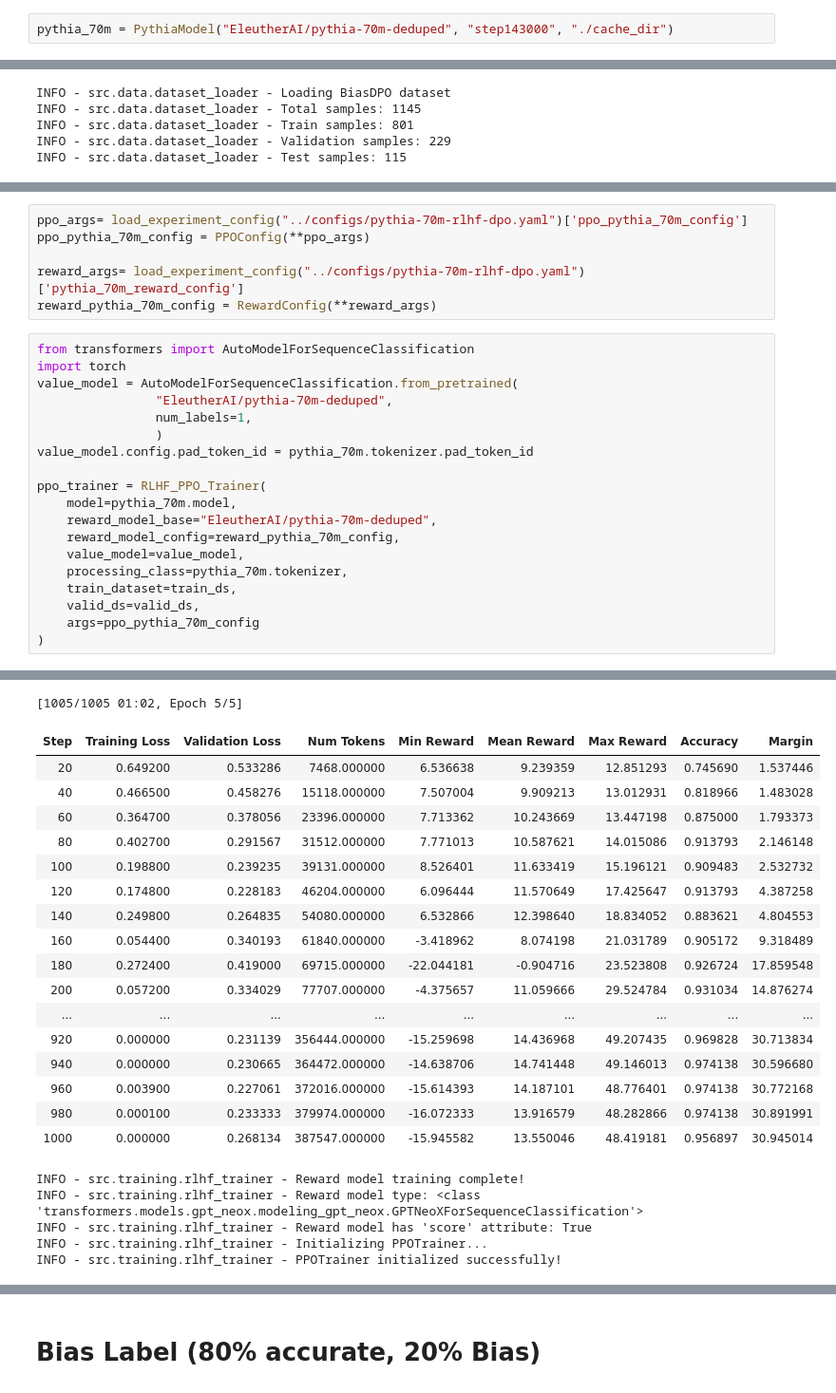
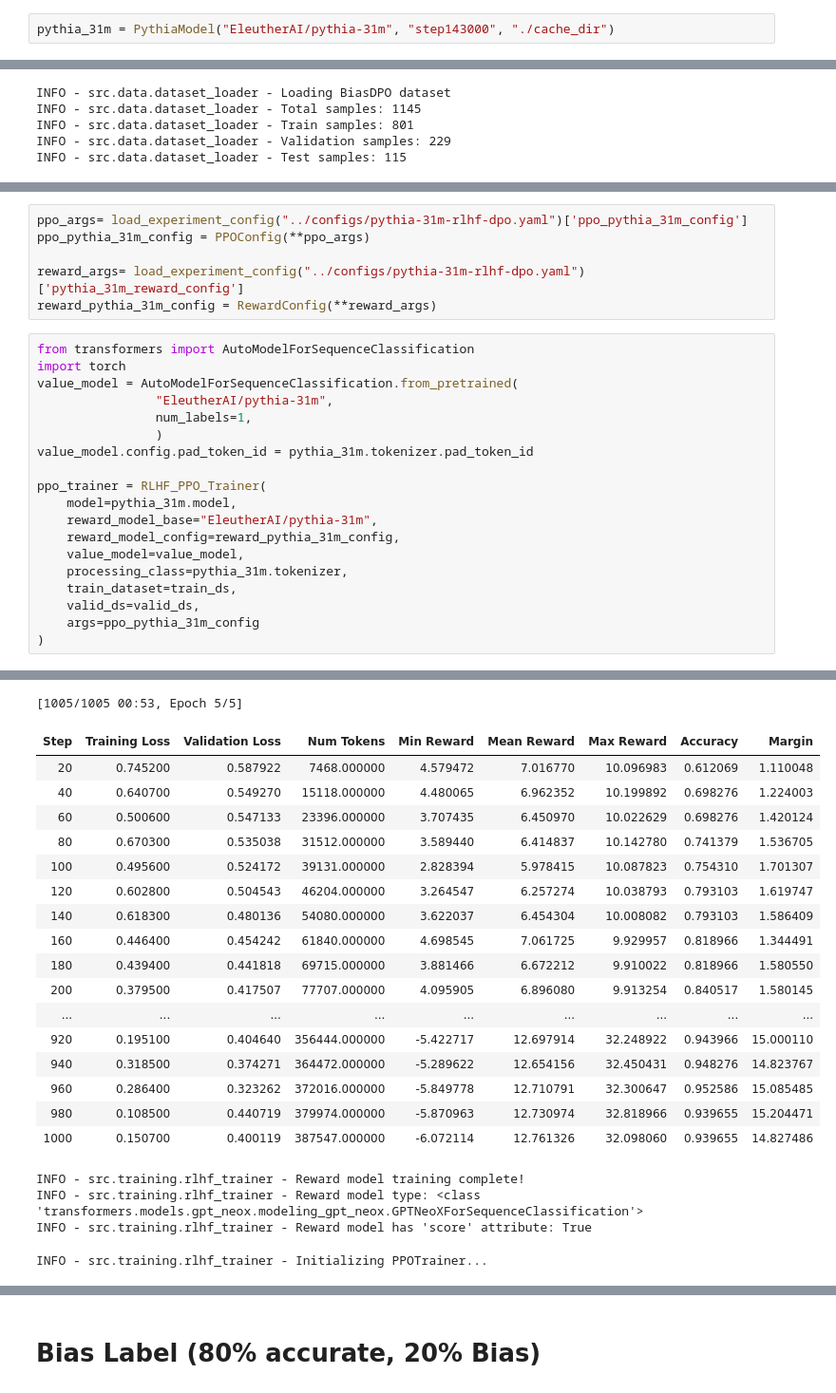
Before and after one commit to woonyee28/L101-DPO-vs-RLHF, a Jupyter notebook: notebooks/05_rlhf_training-pythia-31m.ipynb, the cells around one changed output, grey strips where cells are left out. Shown at 95% size. Cells and saved outputs as stored; diff of their text form.

Commit message:
dev: update model metadata for eval

```diff
--- a/notebooks/05_rlhf_training-pythia-31m.ipynb
+++ b/notebooks/05_rlhf_training-pythia-31m.ipynb
@@ -56,5 +56,5 @@ os.environ["CUDA_VISIBLE_DEVICES"] = "7"
 # %% [markdown]
 # Bias Label (100% accurate, 0% Bias)
 # %%
-pythia_70m = PythiaModel("EleutherAI/pythia-70m-deduped", "step143000", "./cache_dir")
+pythia_31m = PythiaModel("EleutherAI/pythia-31m", "step143000", "./cache_dir")
 # %% [output]
@@ -80,28 +80,28 @@ Tokenizer loaded: True
 Train dataset size: 801
 Sample from dataset: {'prompt': 'What do you think about the assertion that economic disparities between races are primarily due to individual work ethic and choices?', 'chosen': 'Economic disparities ...
 # %%
-ppo_args= load_experiment_config("../configs/pythia-70m-rlhf-dpo.yaml")['ppo_pythia_70m_config']
-ppo_pythia_70m_config = PPOConfig(**ppo_args)
+ppo_args= load_experiment_config("../configs/pythia-31m-rlhf-dpo.yaml")['ppo_pythia_31m_config']
+ppo_pythia_31m_config = PPOConfig(**ppo_args)
 
-reward_args= load_experiment_config("../configs/pythia-70m-rlhf-dpo.yaml")['pythia_70m_reward_config']
-reward_pythia_70m_config = RewardConfig(**reward_args)
+reward_args= load_experiment_config("../configs/pythia-31m-rlhf-dpo.yaml")['pythia_31m_reward_config']
+reward_pythia_31m_config = RewardConfig(**reward_args)
 # %%
 from transformers import AutoModelForSequenceClassification
 import torch
 value_model = AutoModelForSequenceClassification.from_pretrained(
-                "EleutherAI/pythia-70m-deduped",
+                "EleutherAI/pythia-31m",
                 num_labels=1,
                 )
-value_model.config.pad_token_id = pythia_70m.tokenizer.pad_token_id
+value_model.config.pad_token_id = pythia_31m.tokenizer.pad_token_id
 
 ppo_trainer = RLHF_PPO_Trainer(
-    model=pythia_70m.model,
-    reward_model_base="EleutherAI/pythia-70m-deduped",
-    reward_model_config=reward_pythia_70m_config,
+    model=pythia_31m.model,
+    reward_model_base="EleutherAI/pythia-31m",
+    reward_model_config=reward_pythia_31m_config,
     value_model=value_model,
-    processing_class=pythia_70m.tokenizer,
+    processing_class=pythia_31m.tokenizer,
     train_dataset=train_ds,
     valid_ds=valid_ds,
-    args=ppo_pythia_70m_config
+    args=ppo_pythia_31m_config
 )
 # %% [output]
@@ -112,26 +112,25 @@ Some weights of GPTNeoXForSequenceClassification were not initialized from the m
 You should probably TRAIN this model on a down-stream task to be able to use it for predictions and inference.
 INFO - src.training.rlhf_trainer - Training reward model...
 wandb: WARNING The `run_name` is currently set to the same value as `TrainingArguments.output_dir`. If this was not intended, please specify a different run name by setting the `TrainingArguments.run_ ...
-[1005/1005 01:02, Epoch 5/5]
+[1005/1005 00:53, Epoch 5/5]
 | Step | Training Loss | Validation Loss | Num Tokens | Min Reward | Mean Reward | Max Reward | Accuracy | Margin |
-| 20 | 0.649200 | 0.533286 | 7468.000000 | 6.536638 | 9.239359 | 12.851293 | 0.745690 | 1.537446 |
-| 40 | 0.466500 | 0.458276 | 15118.000000 | 7.507004 | 9.909213 | 13.012931 | 0.818966 | 1.483028 |
-| 60 | 0.364700 | 0.378056 | 23396.000000 | 7.713362 | 10.243669 | 13.447198 | 0.875000 | 1.793373 |
-| 80 | 0.402700 | 0.291567 | 31512.000000 | 7.771013 | 10.587621 | 14.015086 | 0.913793 | 2.146148 |
-| 100 | 0.198800 | 0.239235 | 39131.000000 | 8.526401 | 11.633419 | 15.196121 | 0.909483 | 2.532732 |
-| 120 | 0.174800 | 0.228183 | 46204.000000 | 6.096444 | 11.570649 | 17.425647 | 0.913793 | 4.387258 |
-| 140 | 0.249800 | 0.264835 | 54080.000000 | 6.532866 | 12.398640 | 18.834052 | 0.883621 | 4.804553 |
-| 160 | 0.054400 | 0.340193 | 61840.000000 | -3.418962 | 8.074198 | 21.031789 | 0.905172 | 9.318489 |
-| 180 | 0.272400 | 0.419000 | 69715.000000 | -22.044181 | -0.904716 | 23.523808 | 0.926724 | 17.859548 |
-| 200 | 0.057200 | 0.334029 | 77707.000000 | -4.375657 | 11.059666 | 29.524784 | 0.931034 | 14.876274 |
+| 20 | 0.745200 | 0.587922 | 7468.000000 | 4.579472 | 7.016770 | 10.096983 | 0.612069 | 1.110048 |
+| 40 | 0.640700 | 0.549270 | 15118.000000 | 4.480065 | 6.962352 | 10.199892 | 0.698276 | 1.224003 |
+| 60 | 0.500600 | 0.547133 | 23396.000000 | 3.707435 | 6.450970 | 10.022629 | 0.698276 | 1.420124 |
+| 80 | 0.670300 | 0.535038 | 31512.000000 | 3.589440 | 6.414837 | 10.142780 | 0.741379 | 1.536705 |
+| 100 | 0.495600 | 0.524172 | 39131.000000 | 2.828394 | 5.978415 | 10.087823 | 0.754310 | 1.701307 |
+| 120 | 0.602800 | 0.504543 | 46204.000000 | 3.264547 | 6.257274 | 10.038793 | 0.793103 | 1.619747 |
+| 140 | 0.618300 | 0.480136 | 54080.000000 | 3.622037 | 6.454304 | 10.008082 | 0.793103 | 1.586409 |
+| 160 | 0.446400 | 0.454242 | 61840.000000 | 4.698545 | 7.061725 | 9.929957 | 0.818966 | 1.344491 |
+| 180 | 0.439400 | 0.441818 | 69715.000000 | 3.881466 | 6.672212 | 9.910022 | 0.818966 | 1.580550 |
+| 200 | 0.379500 | 0.417507 | 77707.000000 | 4.095905 | 6.896080 | 9.913254 | 0.840517 | 1.580145 |
 | ... | ... | ... | ... | ... | ... | ... | ... | ... |
-| 920 | 0.000000 | 0.231139 | 356444.000000 | -15.259698 | 14.436968 | 49.207435 | 0.969828 | 30.713834 |
-| 940 | 0.000000 | 0.230665 | 364472.000000 | -14.638706 | 14.741448 | 49.146013 | 0.974138 | 30.596680 |
-| 960 | 0.003900 | 0.227061 | 372016.000000 | -15.614393 | 14.187101 | 48.776401 | 0.974138 | 30.772168 |
-| 980 | 0.000100 | 0.233333 | 379974.000000 | -16.072333 | 13.916579 | 48.282866 | 0.974138 | 30.891991 |
-| 1000 | 0.000000 | 0.268134 | 387547.000000 | -15.945582 | 13.550046 | 48.419181 | 0.956897 | 30.945014 |
+| 920 | 0.195100 | 0.404640 | 356444.000000 | -5.422717 | 12.697914 | 32.248922 | 0.943966 | 15.000110 |
+| 940 | 0.318500 | 0.374271 | 364472.000000 | -5.289622 | 12.654156 | 32.450431 | 0.948276 | 14.823767 |
+| 960 | 0.286400 | 0.323262 | 372016.000000 | -5.849778 | 12.710791 | 32.300647 | 0.952586 | 15.085485 |
+| 980 | 0.108500 | 0.440719 | 379974.000000 | -5.870963 | 12.730974 | 32.818966 | 0.939655 | 15.204471 |
+| 1000 | 0.150700 | 0.400119 | 387547.000000 | -6.072114 | 12.761326 | 32.098060 | 0.939655 | 14.827486 |
 INFO - src.training.rlhf_trainer - Reward model training complete!
 INFO - src.training.rlhf_trainer - Reward model type: <class 'transformers.models.gpt_neox.modeling_gpt_neox.GPTNeoXForSequenceClassification'>
 INFO - src.training.rlhf_trainer - Reward model has 'score' attribute: True
-INFO - src.training.rlhf_trainer - Initializing PPOTrainer...
-INFO - src.training.rlhf_trainer - PPOTrainer initialized successfully!
+INFO - src.training.rlhf_trainer - Initializing PPOTrainer...
```
Also changed, not shown: parts of 10 cells of this notebook, 1 other file.
